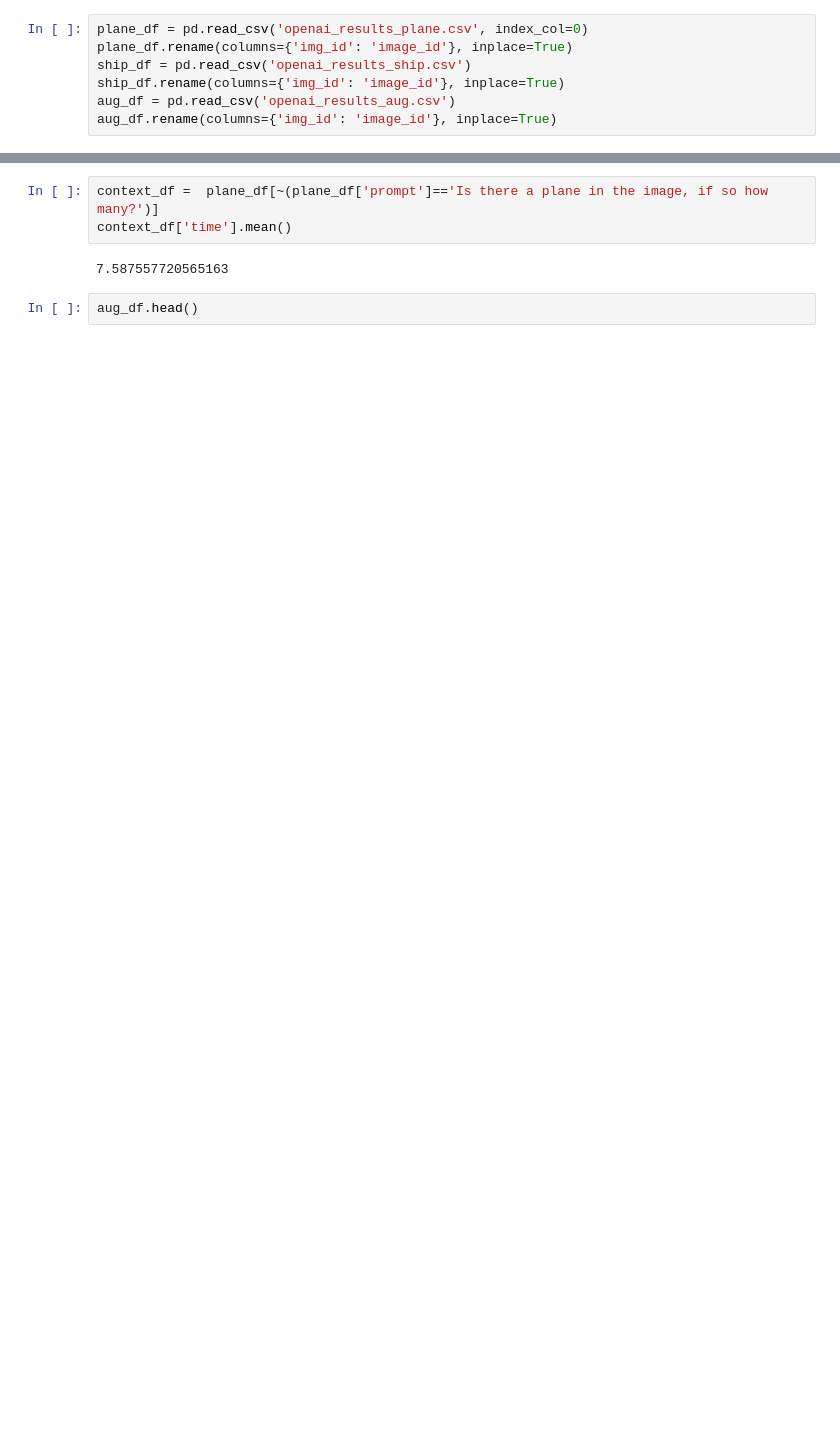
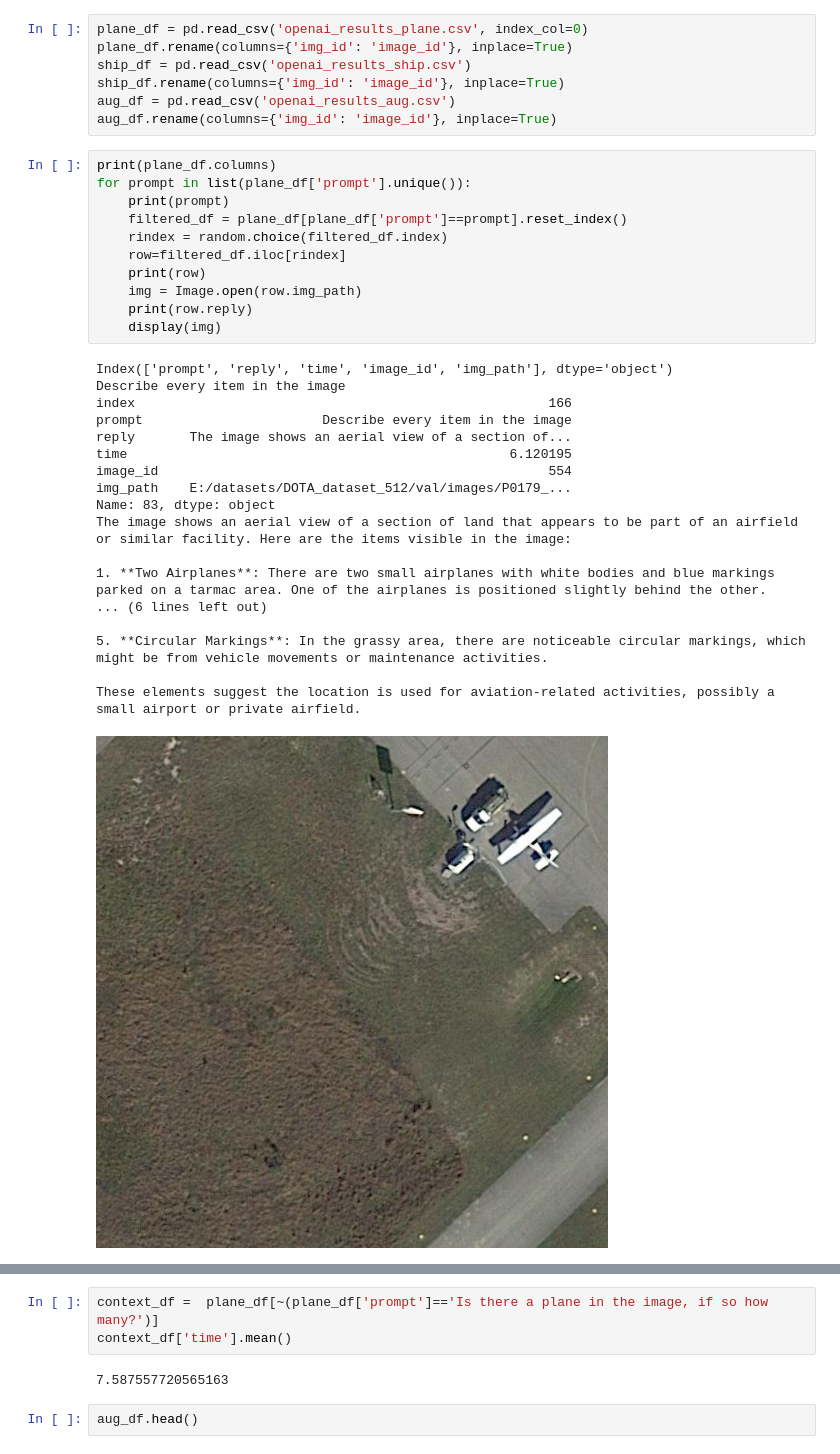
Before and after one commit to NealGross1/practicum, a Jupyter notebook: explore_open_ai_results.ipynb, the cells around one changed output, grey strips where cells are left out. Saved outputs shown, nothing was run; the diff lists cells and outputs as text; blank space fills up the shorter version.

```diff
--- a/explore_open_ai_results.ipynb
+++ b/explore_open_ai_results.ipynb
@@ -9,3 +11,33 @@ ship_df = pd.read_csv('openai_results_ship.csv')
 ship_df.rename(columns={'img_id': 'image_id'}, inplace=True)
 aug_df = pd.read_csv('openai_results_aug.csv')
 aug_df.rename(columns={'img_id': 'image_id'}, inplace=True)
+# %%
+print(plane_df.columns)
+for prompt in list(plane_df['prompt'].unique()):
+    print(prompt)
+    filtered_df = plane_df[plane_df['prompt']==prompt].reset_index()
+    rindex = random.choice(filtered_df.index)
+    row=filtered_df.iloc[rindex]
+    print(row)
+    img = Image.open(row.img_path)
+    print(row.reply)
+    display(img)
+# %% [output]
+Index(['prompt', 'reply', 'time', 'image_id', 'img_path'], dtype='object')
+Describe every item in the image
+index                                                     166
+prompt                       Describe every item in the image
+reply       The image shows an aerial view of a section of...
+time                                                 6.120195
+image_id                                                  554
+img_path    E:/datasets/DOTA_dataset_512/val/images/P0179_...
+Name: 83, dtype: object
+The image shows an aerial view of a section of land that appears to be part of an airfield or similar facility. Here are the items visible in the image:
+
+1. **Two Airplanes**: There are two small airplanes with white bodies and blue markings parked on a tarmac area. One of the airplanes is positioned slightly behind the other.
+... (6 lines left out)
+
+5. **Circular Markings**: In the grassy area, there are noticeable circular markings, which might be from vehicle movements or maintenance activities.
+
+These elements suggest the location is used for aviation-related activities, possibly a small airport or private airfield.
+[figure, added]
```
Also changed, not shown: parts of 7 cells of this notebook, 1 other file.
